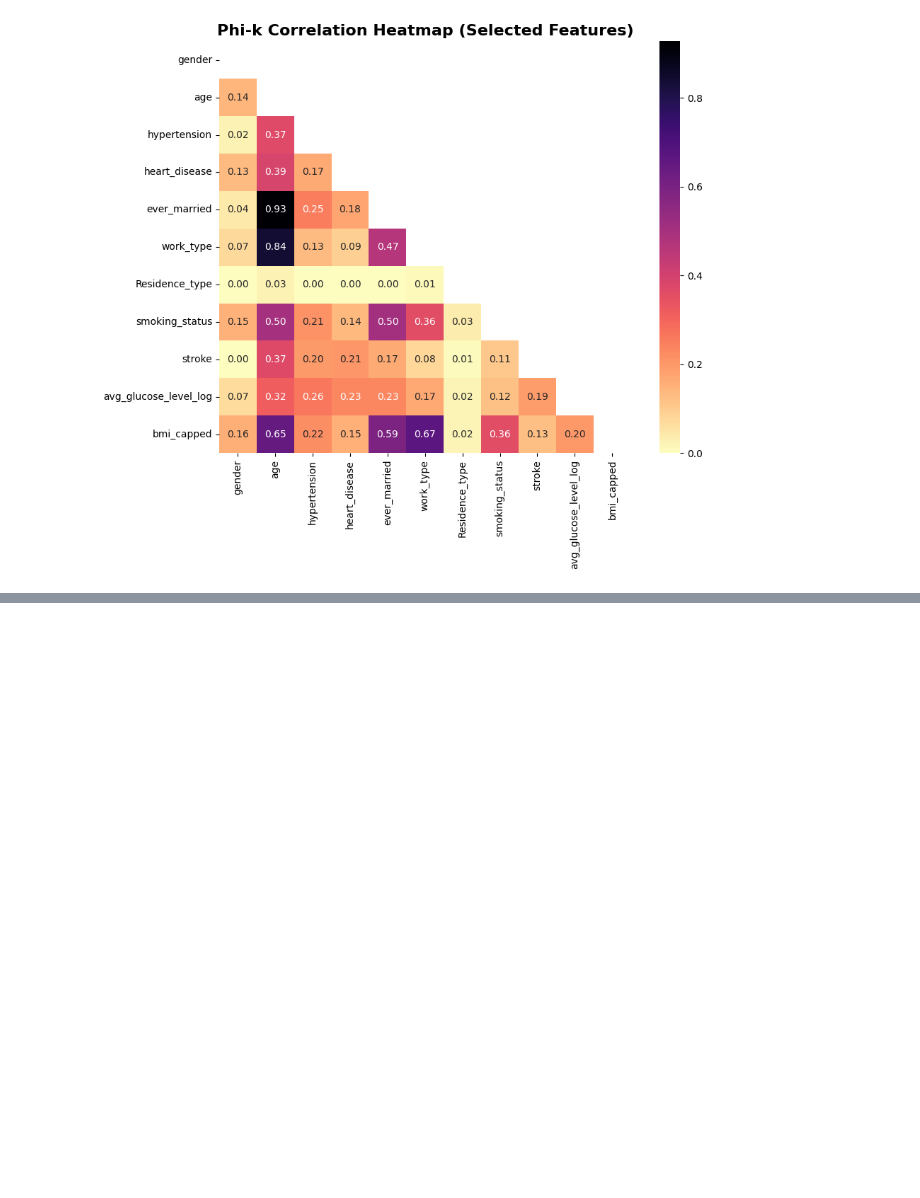
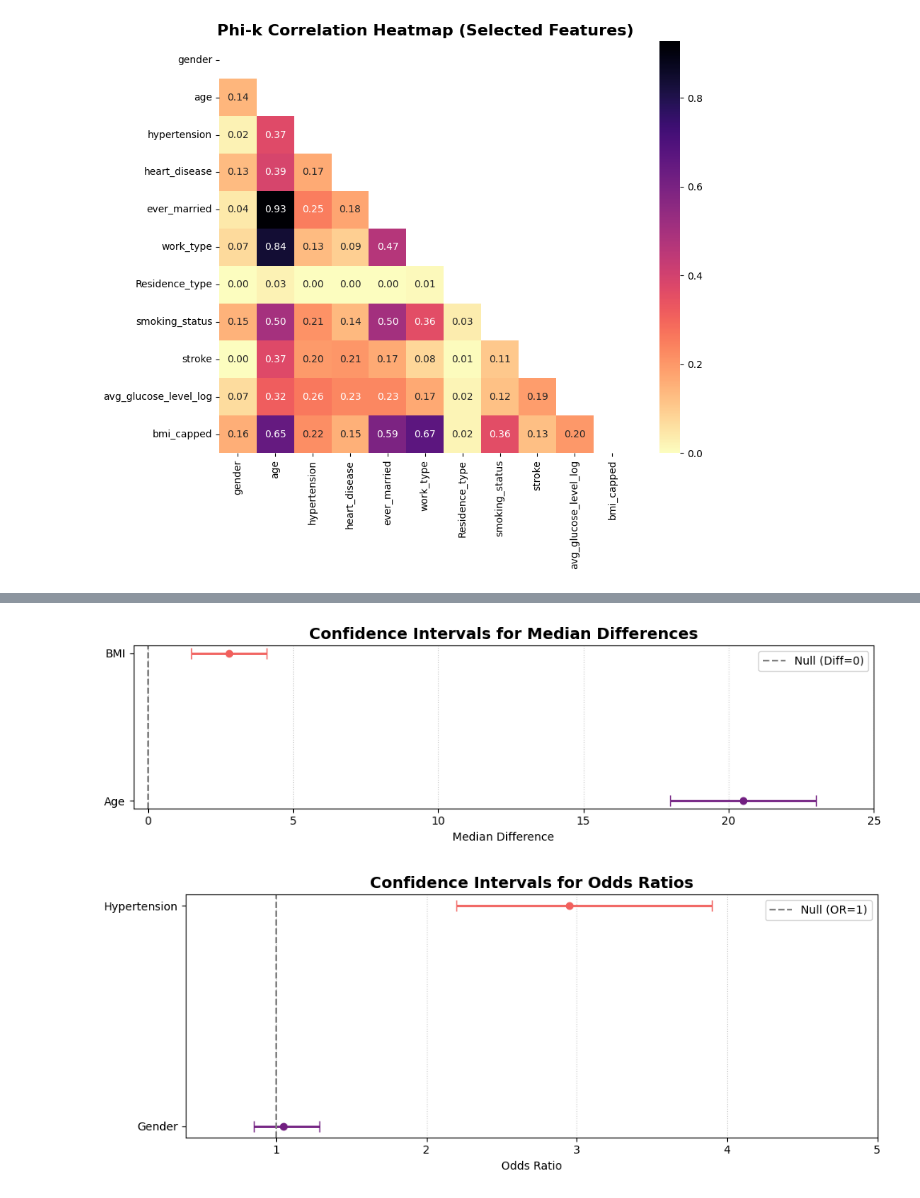
Before and after one commit to Duccard/stroke_risk_prediction, a Jupyter notebook: StrokeRiskPredictionModel.ipynb, the cells around one changed output, grey strips where cells are left out. Drawn from its saved outputs; the diff is of its cells as text; code cells hidden in the pictures; blank space fills up the shorter version.

```diff
--- a/StrokeRiskPredictionModel.ipynb
+++ b/StrokeRiskPredictionModel.ipynb
@@ -859,0 +1159,76 @@ interval columns not set, guessing: ['age', 'hypertension', 'heart_disease', 'st
+# %%
+# Split data
+diff_data = ci_data[ci_data["Type"] == "Median difference"]
+or_data = ci_data[ci_data["Type"] == "Odds Ratio"]
+
+import matplotlib.pyplot as plt
+import seaborn as sns
+import numpy as np
+
+# 1️⃣ Median Differences Plot (Age, BMI)
+plt.figure(figsize=(10, 3))
+palette_diff = sns.color_palette("magma", n_colors=len(diff_data))
+
+for i, (idx, row) in enumerate(diff_data.iterrows()):
+    center = (row["CI_lower"] + row["CI_upper"]) / 2
+    lower_error = center - row["CI_lower"]
+    upper_error = row["CI_upper"] - center
+    errors = np.array([[lower_error], [upper_error]])
+
+    plt.errorbar(
+        x=center,
+        y=i,
+        xerr=errors,
+        fmt="o",
+        color=palette_diff[i],
+        ecolor=palette_diff[i],
+        elinewidth=2,
+        capsize=5,
+    )
+
+plt.yticks(range(len(diff_data)), diff_data["Hypothesis"])
+plt.xlabel("Median Difference")
+plt.title("Confidence Intervals for Median Differences", fontsize=14, weight="bold")
+plt.axvline(x=0, color="gray", linestyle="--", label="Null (Diff=0)")
+plt.grid(axis="x", linestyle=":", alpha=0.6)
+plt.legend(loc="upper right")
+plt.xlim(diff_data["CI_lower"].min() - 2, diff_data["CI_upper"].max() + 2)
+plt.tight_layout()
+plt.show()
+
+
+# 2️⃣ Odds Ratios Plot (Gender, Hypertension, Smoking)
+plt.figure(figsize=(10, 4))
+palette_or = sns.color_palette("magma", n_colors=len(or_data))
+
+for i, (idx, row) in enumerate(or_data.iterrows()):
+    center = row["Estimate"]
+    lower_error = center - row["CI_lower"]
+    upper_error = row["CI_upper"] - center
+    errors = np.array([[lower_error], [upper_error]])
+
+    plt.errorbar(
+        x=center,
+        y=i,
+        xerr=errors,
+        fmt="o",
+        color=palette_or[i],
+        ecolor=palette_or[i],
+        elinewidth=2,
+        capsize=5,
+    )
+
+plt.yticks(range(len(or_data)), or_data["Hypothesis"])
+plt.xlabel("Odds Ratio")
+plt.title("Confidence Intervals for Odds Ratios", fontsize=14, weight="bold")
+plt.axvline(x=1, color="gray", linestyle="--", label="Null (OR=1)")
+plt.grid(axis="x", linestyle=":", alpha=0.6)
+plt.legend(loc="upper right")
+
+# Zoom in x-axis (customize to your data)
+plt.xlim(0.4, 5)
+plt.tight_layout()
+plt.show()
+# %% [output]
+[figure, added]
+[figure, added]
```
Also changed, not shown: parts of 96 cells of this notebook.
